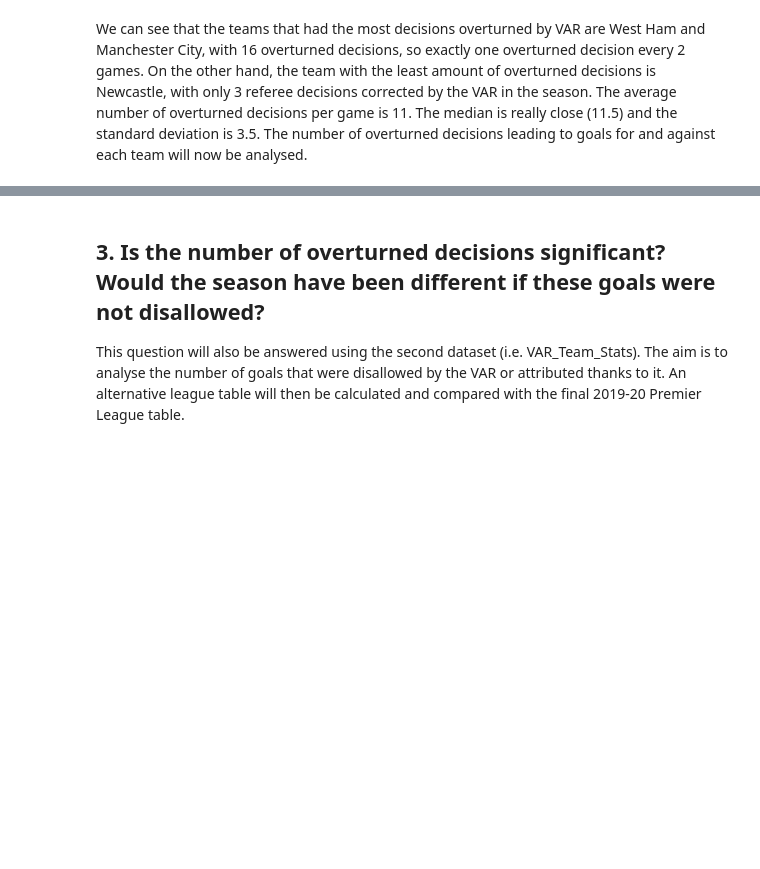
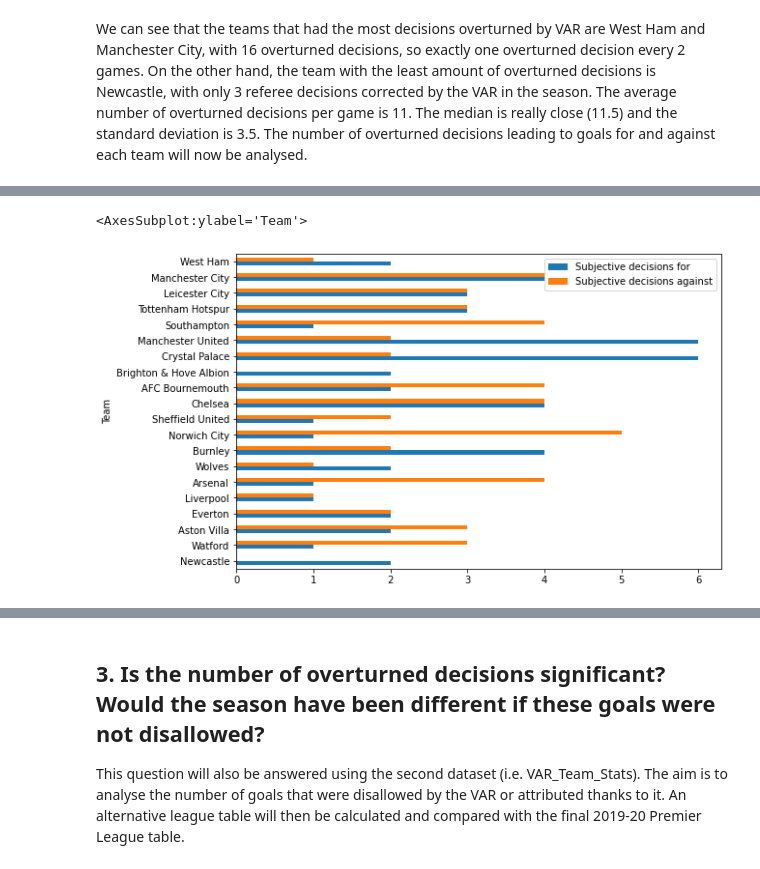
Before and after one commit to julelia/DataMadness, a Jupyter notebook: Data Madness.ipynb, the cells around one changed output, grey strips where cells are left out. Saved outputs shown, nothing was run; the diff lists cells and outputs as text; code cells hidden in the pictures; blank space fills up the shorter version.

```diff
--- a/Data Madness.ipynb
+++ b/Data Madness.ipynb
@@ -282,3 +284,7 @@ Name: Overturns, dtype: float64
 We can see that the teams that had the most decisions overturned by VAR are West Ham and Manchester City, with 16 overturned decisions, so exactly one overturned decision every 2 games. On the other hand, the team with the least amount of overturned decisions is Newcastle, with only 3 referee decisions corrected by the VAR in the season.
 The average number of overturned decisions per game is 11. The median is really close (11.5) and the standard deviation is 3.5.
 The number of overturned decisions leading to goals for and against each team will now be analysed.
+# %%
+team_decisions = sorted_teams.sort_values("Overturns",ascending=True)
+team_decisions = team_decisions.drop(['Overturns', 'Leading to goals for', 'Leading to goals against', 'Disallowed goals for', 'Disallowed goals against', 'Net goal score', 'Net subjective score'], axis = 1)
+team_decisions
@@ -284,0 +309,5 @@ The number of overturned decisions leading to goals for and against each team wi
+# %%
+team_decisions.plot.barh('Team', figsize=(9, 6))
+# %% [output]
+<AxesSubplot:ylabel='Team'>
+[figure, added]
```
Also changed, not shown: parts of 11 cells of this notebook.
